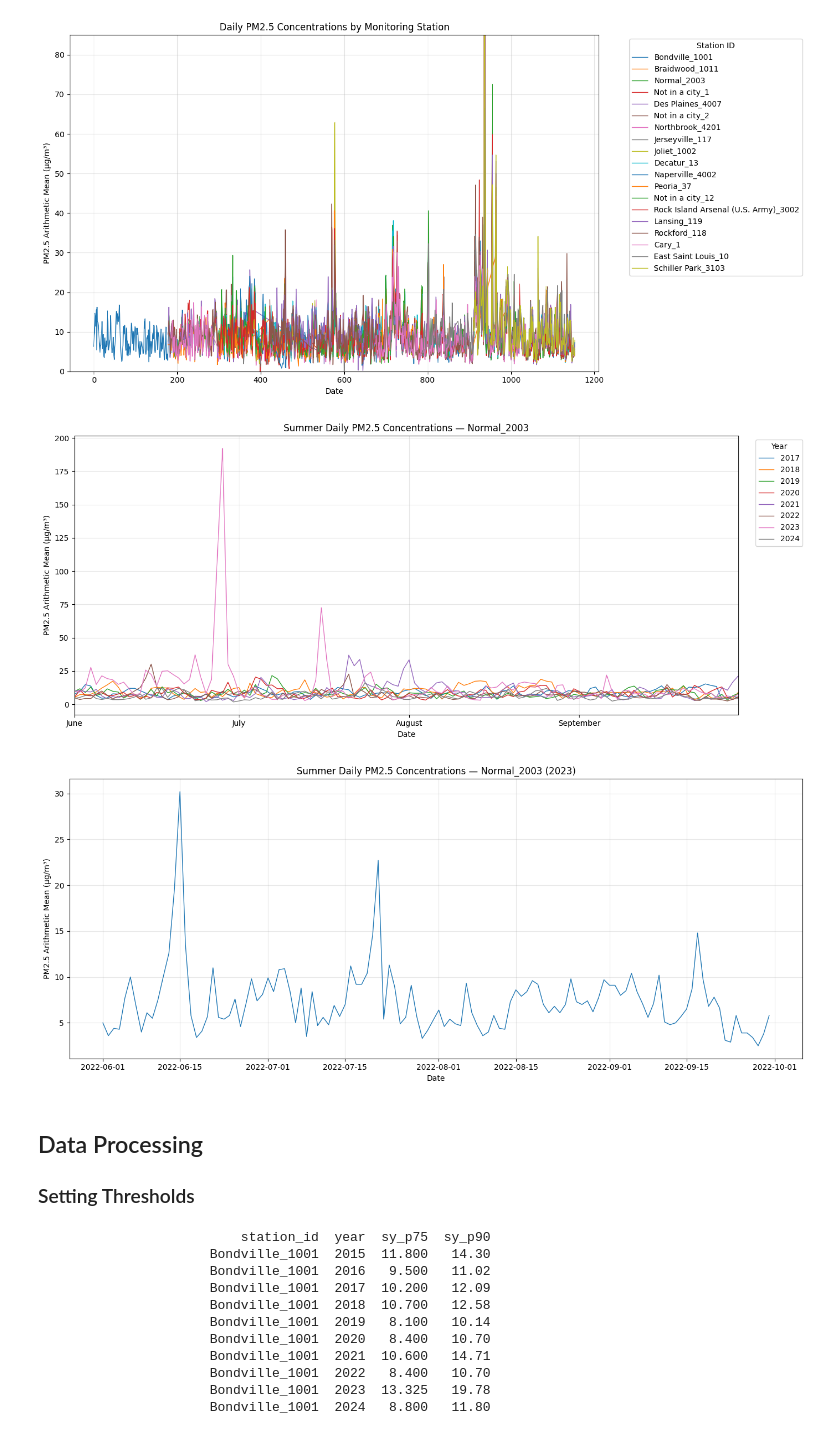
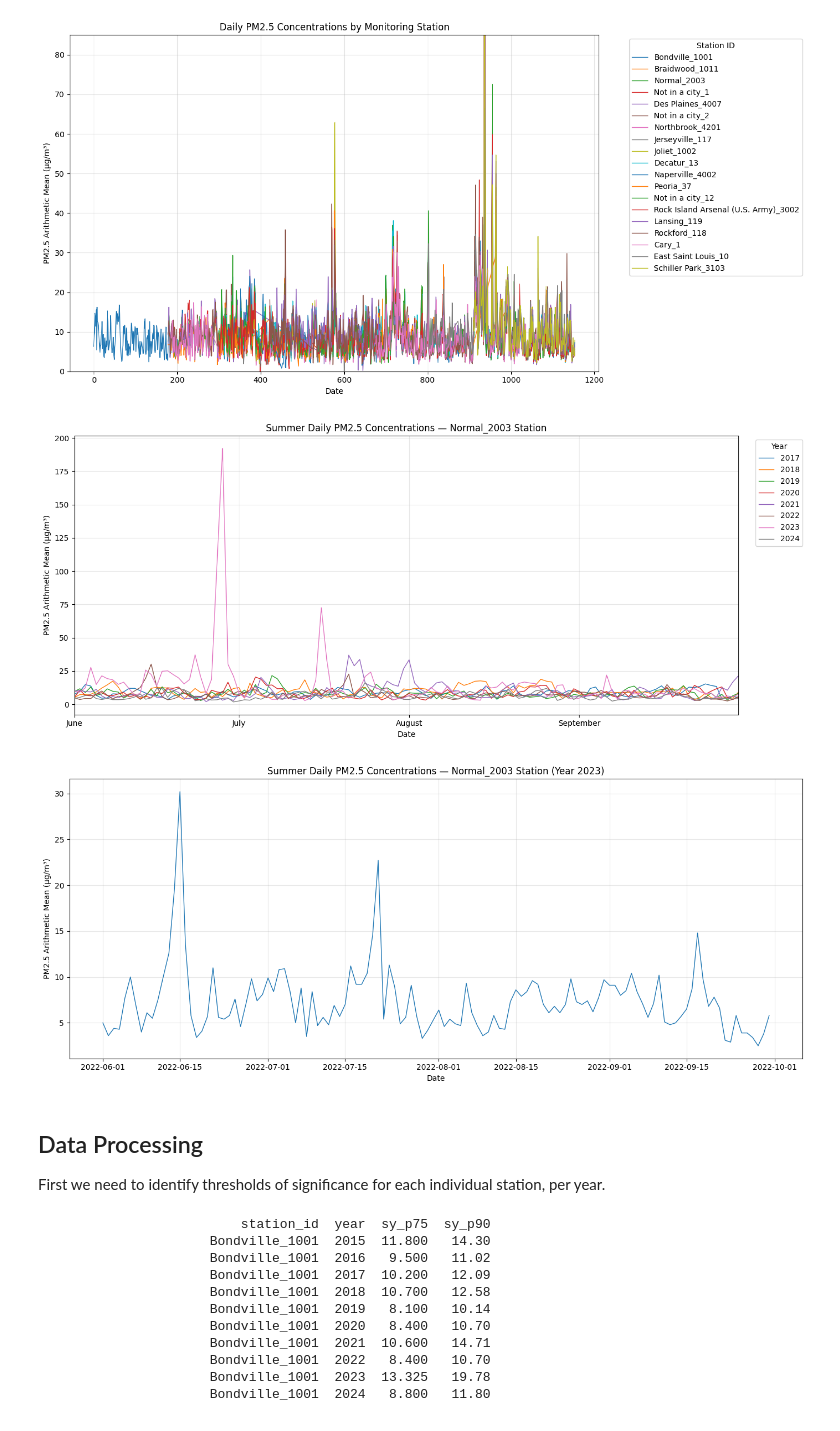
Before and after one commit to brietteshea/ATMS-596-Capstone-Project, a Jupyter notebook: 01_PM_Data_Processing.ipynb, the cells around one changed output. Saved outputs shown, nothing was run; the diff lists cells and outputs as text; code cells hidden in the pictures.

```diff
--- a/01_PM_Data_Processing.ipynb
+++ b/01_PM_Data_Processing.ipynb
@@ -320,12 +316,14 @@ plt.show()
 [figure]
 # %%
 ## More data visualization
-## Filter show data from one station, from June–September for all available years
+## Filter to show data from one station, from June–September for all available years
+## Normal_2003 station selected bc it had good coverage
 station_data = pm[
     (pm["station_id"] == "Normal_2003") &
     (pm["date_local"].dt.month.between(6, 9))
 ].copy()
 
+#### This specific part about extracting year/day for plotting was developed with help from IA (ChatGPT) ####
 ## Extract year and day of year for plotting, save to station_data
 station_data["year"] = station_data["date_local"].dt.year
 station_data["summer_date"] = station_data["date_local"].apply(
@@ -348,7 +346,7 @@ for year, group in station_data.groupby("year"):
 
 ax.set_xlabel("Date")
 ax.set_ylabel("PM2.5 Arithmetic Mean (µg/m³)")
-ax.set_title("Summer Daily PM2.5 Concentrations — Normal_2003")
+ax.set_title("Summer Daily PM2.5 Concentrations — Normal_2003 Station")
 ax.set_xlim(pd.Timestamp("2000-06-01"), pd.Timestamp("2000-09-30"))
 ax.set_xticks(pd.to_datetime(["2000-06-01", "2000-07-01", "2000-08-01", "2000-09-01"]))
 ax.set_xticklabels(["June", "July", "August", "September"])
@@ -358,31 +356,31 @@ ax.grid(True, alpha=0.3)
 plt.tight_layout()
 plt.show()
 # %% [output]
-[figure, old version]
+[figure, new version]
 # %%
 ## More data visualization
 ## Filter to one station, one year, and June–September
 station_data = pm[
     (pm["station_id"] == "Normal_2003") &
     (pm["date_local"].dt.year == 2022) &
     (pm["date_local"].dt.month.between(6, 9))
 ].sort_values("date_local")
 
 ## Plot
 plt.figure(figsize=(14, 6))
 plt.plot(station_data["date_local"],station_data["arithmetic_mean"],linewidth=1)
 plt.xlabel("Date")
 plt.ylabel("PM2.5 Arithmetic Mean (µg/m³)")
-plt.title("Summer Daily PM2.5 Concentrations — Normal_2003 (2023)")
+plt.title("Summer Daily PM2.5 Concentrations — Normal_2003 Station (Year 2023)")
 plt.grid(True, alpha=0.3)
 plt.tight_layout()
 plt.show()
 # %% [output]
-[figure, old version]
+[figure, new version]
-# %% [markdown]
-## Data Processing
-
-### Setting Thresholds
+# %% [markdown]
+## Data Processing
+
+First we need to identify thresholds of significance for each individual station, per year.
 # %%
 ## To determine thresholds, first need to group by station id and by year
 ## First extract year from date_local
```
Also changed, not shown: parts of 26 cells of this notebook.
